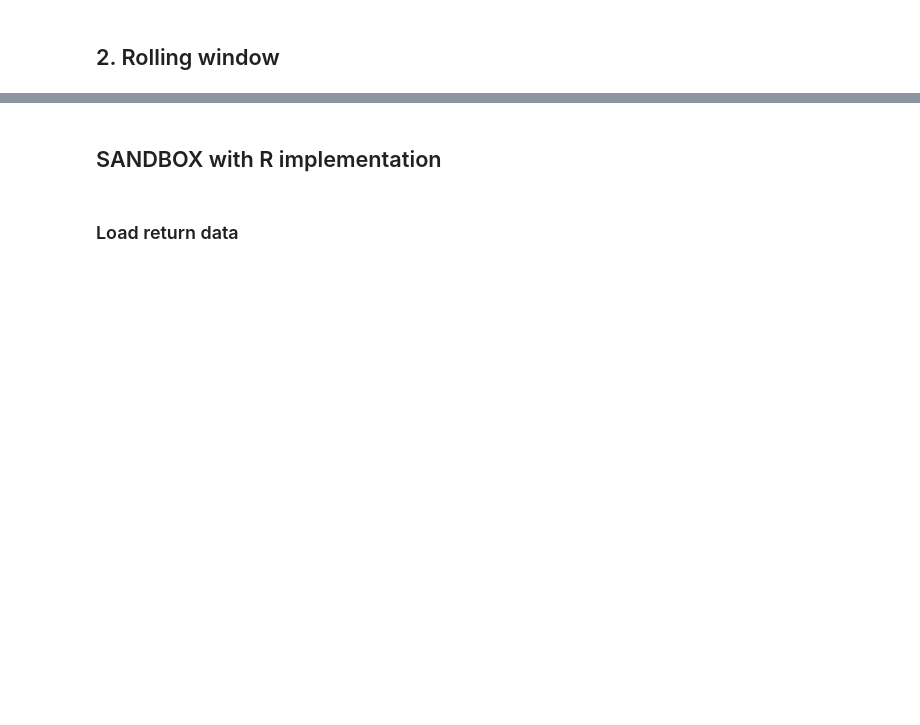
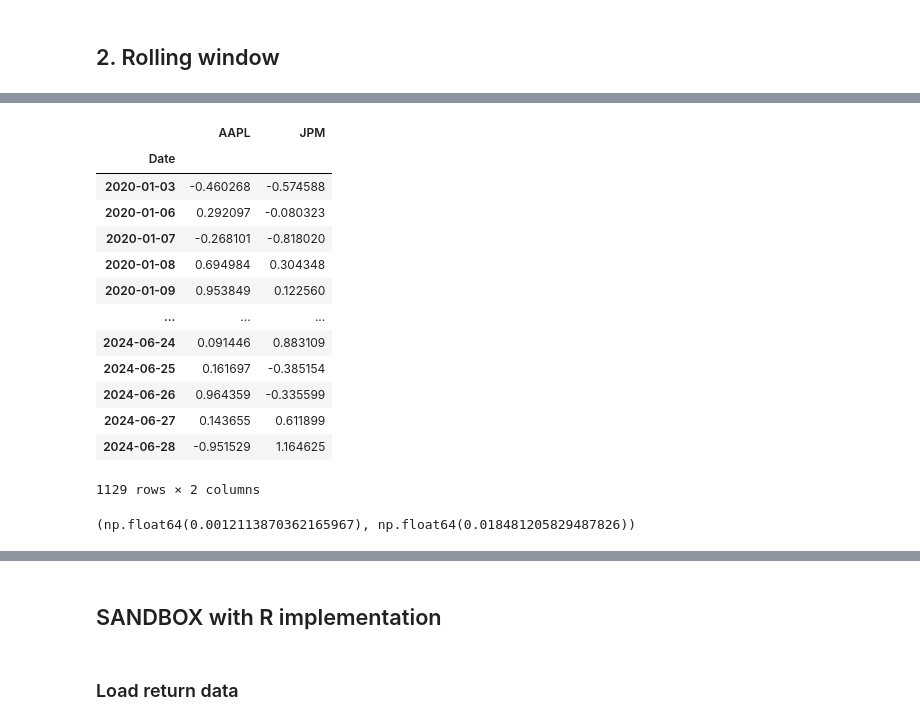
Before and after one commit to andrebraeuer/machinelearning, a Jupyter notebook: SANDBOX_copulagarch.ipynb, the cells around one changed output, grey strips where cells are left out. Drawn from its saved outputs; the diff is of its cells as text; code cells hidden in the pictures; blank space fills up the shorter version.

```diff
--- a/SANDBOX_copulagarch.ipynb
+++ b/SANDBOX_copulagarch.ipynb
@@ -15,11 +17,11 @@ import yfinance as yf
 # %% [markdown]
 Fitting GARCH models
 # %%
-def fit_garch(returns):
+def fit_garch(returns, scale=100):
     """
     Fit a ARMA(1,1)-GARCH(1,1) model to the returns and return the fitted model.
     """
-    model = arch_model(returns*100, vol="Garch", p=1, q=1, dist="t") # scale returns for better convergence
+    model = arch_model(returns*scale, mean="AR", lags=1, vol="Garch", p=1, q=1, dist="t") # scale returns for better convergence
 
     res = model.fit(disp="off", show_warning=False) # disp="off" to suppress output, show_warning=False to ignore convergence warnings
 
@@ -61,0 +68,3 @@ weights = np.ones(len(TICKERS)) / len(TICKERS)
+# %%
+res_aapl = fit_garch(returns["AAPL"])
+res_jpm = fit_garch(returns["JPM"])
@@ -61,0 +79,8 @@ weights = np.ones(len(TICKERS)) / len(TICKERS)
+# %%
+# Standardized residuals
+residuals_std_aapl = res_aapl.std_resid
+residuals_std_jpm = res_jpm.std_resid
+
+# Combine standardized residuals into a matrix for copula fitting
+matrix_residuals_std = np.column_stack((residuals_std_aapl, residuals_std_jpm))
+matrix_residuals_std
@@ -61,0 +95,29 @@ weights = np.ones(len(TICKERS)) / len(TICKERS)
+# %%
+matrix_residuals_std2 = pd.DataFrame({"AAPL": residuals_std_aapl, "JPM": residuals_std_jpm})
+matrix_residuals_std2
+# %% [output]
+|  | AAPL | JPM |
+| Date |  |  |
+| 2020-01-03 | -0.460268 | -0.574588 |
+| 2020-01-06 | 0.292097 | -0.080323 |
+| 2020-01-07 | -0.268101 | -0.818020 |
+| 2020-01-08 | 0.694984 | 0.304348 |
+| 2020-01-09 | 0.953849 | 0.122560 |
+| ... | ... | ... |
+| 2024-06-24 | 0.091446 | 0.883109 |
+| 2024-06-25 | 0.161697 | -0.385154 |
+| 2024-06-26 | 0.964359 | -0.335599 |
+| 2024-06-27 | 0.143655 | 0.611899 |
+| 2024-06-28 | -0.951529 | 1.164625 |
+1129 rows × 2 columns
+# %%
+# Forecast values for the next day (horizon=1)
+mu_aapl = res_aapl.forecast(horizon=1).mean.iloc[-1, 0] / 100 # scale back the mean to the original return scale
+sigma_aapl = res_aapl.forecast(horizon=1).variance.iloc[-1, 0] ** 0.5  / 100 # ** 0.5 to get the standard deviation from the variance; scale back to the original return scale
+
+mu_jpm = res_jpm.forecast(horizon=1).mean.iloc[-1, 0] / 100
+sigma_jpm = res_jpm.forecast(horizon=1).variance.iloc[-1, 0] ** 0.5 / 100
+
+mu_aapl, sigma_aapl
+# %% [output]
+(np.float64(0.0012113870362165967), np.float64(0.018481205829487826))
```
Also changed, not shown: parts of 24 cells of this notebook, 3 other files.
